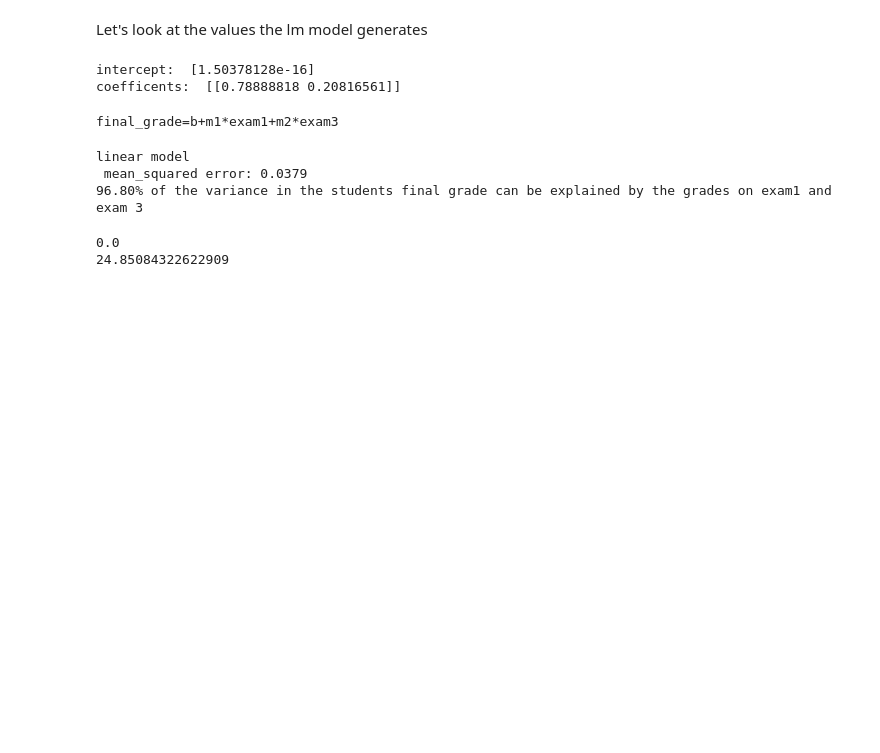
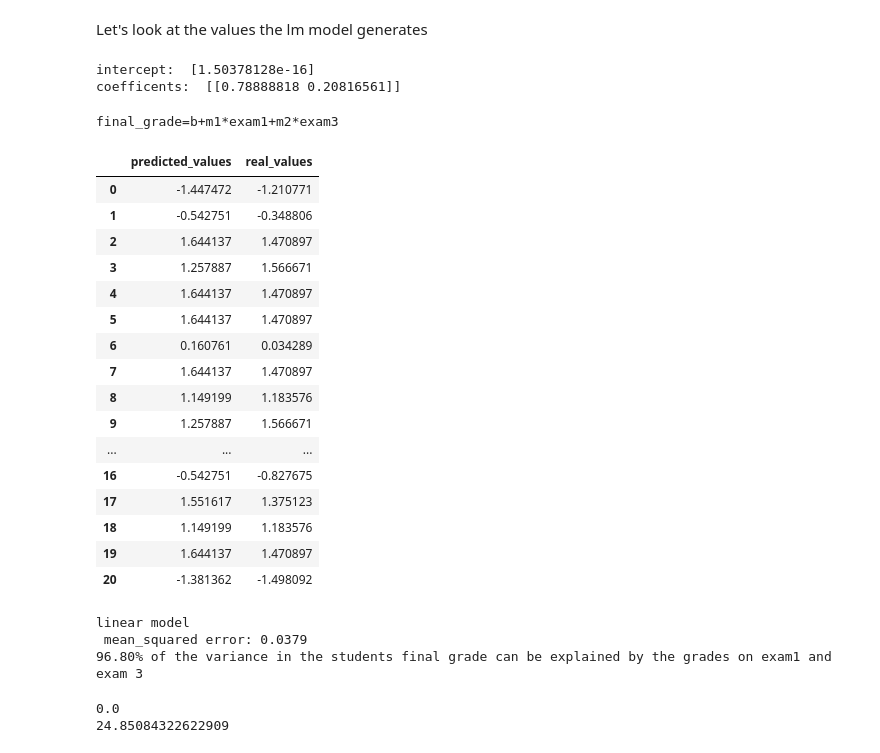
Before and after one commit to CodeupClassroom/bayes-methodologies-exercises, a Jupyter notebook: regression-day5.ipynb, the cells around one changed output. Saved outputs shown, nothing was run; the diff lists cells and outputs as text; code cells hidden in the pictures; blank space fills up the shorter version.

```diff
--- a/regression-day5.ipynb
+++ b/regression-day5.ipynb
@@ -82,6 +111,28 @@ final_grade=b+m1*exam1+m2*exam3
 # %%
 #Note that the curriculum does not use the right X split
 y_pred_lm1=lm1.predict(X_test)
+y_pred_lm1
+y_pred_raveled=y_pred_lm1.ravel().reshape(21)
+y_test=np.array(y_test).ravel().reshape(21)
+pd.DataFrame({'predicted_values':y_pred_raveled,'real_values':y_test})
+# %% [output]
+|  | predicted_values | real_values |
+| 0 | -1.447472 | -1.210771 |
+| 1 | -0.542751 | -0.348806 |
+| 2 | 1.644137 | 1.470897 |
+| 3 | 1.257887 | 1.566671 |
+| 4 | 1.644137 | 1.470897 |
+| 5 | 1.644137 | 1.470897 |
+| 6 | 0.160761 | 0.034289 |
+| 7 | 1.644137 | 1.470897 |
+| 8 | 1.149199 | 1.183576 |
+| 9 | 1.257887 | 1.566671 |
+| ... | ... | ... |
+| 16 | -0.542751 | -0.827675 |
+| 17 | 1.551617 | 1.375123 |
+| 18 | 1.149199 | 1.183576 |
+| 19 | 1.644137 | 1.470897 |
+| 20 | -1.381362 | -1.498092 |
 # %%
 mse_lm1=mean_squared_error(y_test,y_pred_lm1)
 print("linear model \n mean_squared error: {:.3}".format(mse_lm1))
```
Also changed, not shown: parts of 9 cells of this notebook, 2 other files.
